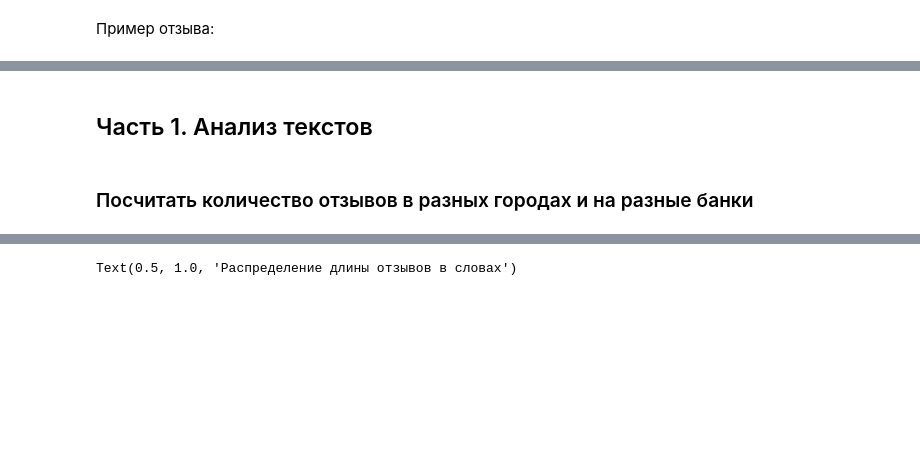
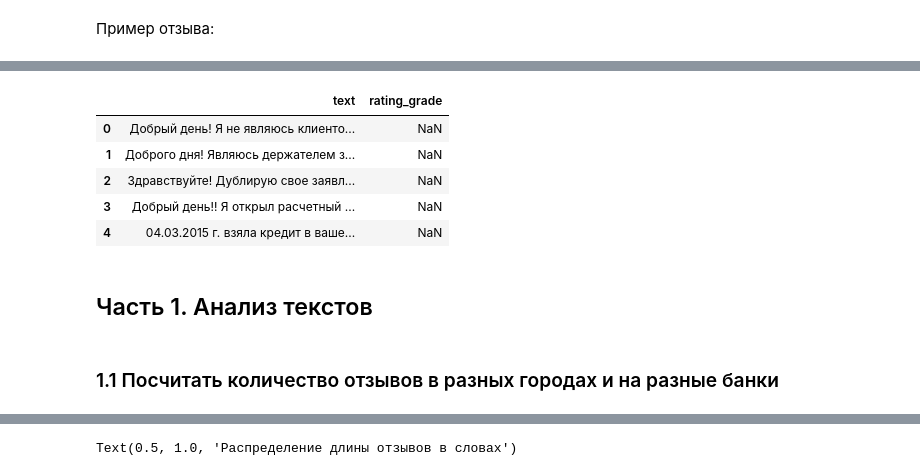
Before and after one commit to BalshowAndrew/netol_classes02, a Jupyter notebook: nlp/03_hw_banki_TM_and_classification.ipynb, the cells around one changed output, grey strips where cells are left out. Cells and saved outputs as stored; diff of their text form; code cells hidden in the pictures; blank space fills up the shorter version.

```diff
--- a/nlp/03_hw_banki_TM_and_classification.ipynb
+++ b/nlp/03_hw_banki_TM_and_classification.ipynb
@@ -28,8 +68,11 @@ from sklearn.feature_extraction.text import CountVectorizer
 # %% [markdown]
 ## Выгрузка данных из архива
+# %%
+path_colab = '../content/drive/MyDrive/DeepLearning/banki_responses.json.bz2'
+path = 'banki_responses.json.bz2'
 # %%
 responses = []
-with bz2.BZ2File('banki_responses.json.bz2', 'r') as thefile:
+with bz2.BZ2File(path_colab, 'r') as thefile:
     for row in tqdm(thefile):
         resp = json.loads(row)
         if not resp['rating_not_checked'] and (len(resp['text'].split()) > 0):
@@ -59,10 +112,20 @@ df.head()
 | 2 | г. Москва | False | Двойное списание за один товар. | 1 | лицензия № 2562 | Vladimir84 | Бинбанк | 2015-06-05 20:14:28 | ... |
 | 3 | г. Ставрополь | False | Меняют проценты комиссии не преду... | 2 | лицензия № 1481 | 643609 | Сбербанк России | 2015-06-05 13:51:01 | ... |
 | 4 | г. Челябинск | False | Верните денежные средства за стра... | 1 | лицензия № 2766 | anfisa-2003 | ОТП Банк | 2015-06-05 10:58:12 | ... |
+# %%
+df_text = df[['text', 'rating_grade']].copy()
+df_text.head(5)
+# %% [output]
+|  | text | rating_grade |
+| 0 | Добрый день! Я не являюсь клиенто... | NaN |
+| 1 | Доброго дня! Являюсь держателем з... | NaN |
+| 2 | Здравствуйте! Дублирую свое заявл... | NaN |
+| 3 | Добрый день!! Я открыл расчетный ... | NaN |
+| 4 | 04.03.2015 г. взяла кредит в ваше... | NaN |
 # %% [markdown]
 ## Часть 1. Анализ текстов
 # %% [markdown]
-### Посчитать количество отзывов в разных городах и на разные банки
+### 1.1 Посчитать количество отзывов в разных городах и на разные банки
 # %%
 # Количество отзывов в разных городах
 num_reviews_by_city = df['city'].value_counts()
```
Also changed, not shown: parts of 49 cells of this notebook, 1 other file.
